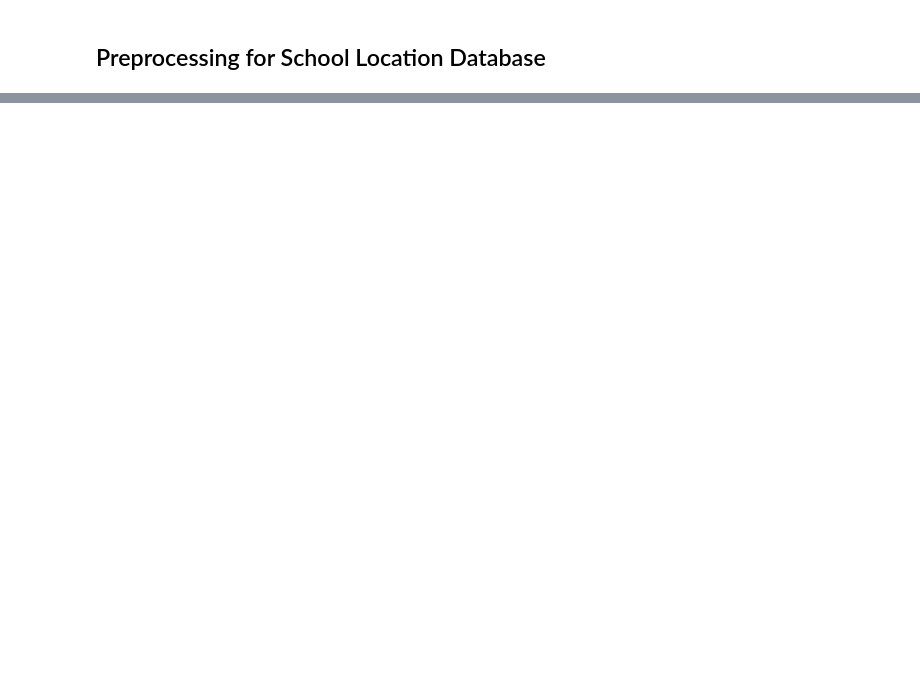
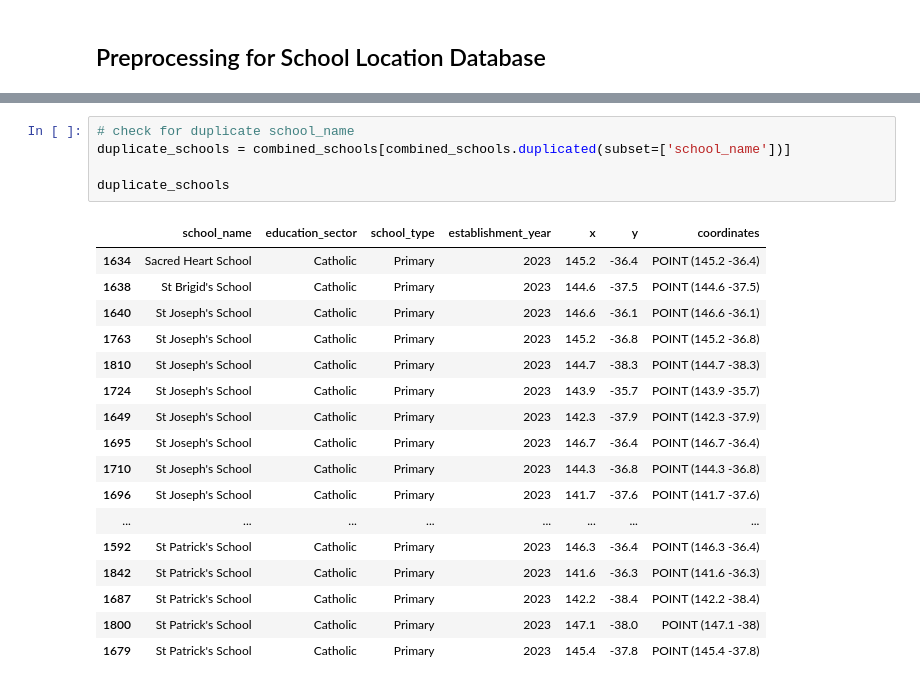
Before and after one commit to jackshee/real-estate-industry-project-public-version, a Jupyter notebook: notebooks/preprocess_schools.ipynb, the cells around one changed output, grey strips where cells are left out. Drawn from its saved outputs; the diff is of its cells as text; blank space fills up the shorter version.

```diff
--- a/notebooks/preprocess_schools.ipynb
+++ b/notebooks/preprocess_schools.ipynb
@@ -147,0 +276,23 @@ print(missing_values[missing_values > 0])
+# %%
+# check for duplicate school_name
+duplicate_schools = combined_schools[combined_schools.duplicated(subset=['school_name'])]
+
+duplicate_schools
+# %% [output]
+|  | school_name | education_sector | school_type | establishment_year | x | y | coordinates |
+| 1634 | Sacred Heart School | Catholic | Primary | 2023 | 145.2 | -36.4 | POINT (145.2 -36.4) |
+| 1638 | St Brigid's School | Catholic | Primary | 2023 | 144.6 | -37.5 | POINT (144.6 -37.5) |
+| 1640 | St Joseph's School | Catholic | Primary | 2023 | 146.6 | -36.1 | POINT (146.6 -36.1) |
+| 1763 | St Joseph's School | Catholic | Primary | 2023 | 145.2 | -36.8 | POINT (145.2 -36.8) |
+| 1810 | St Joseph's School | Catholic | Primary | 2023 | 144.7 | -38.3 | POINT (144.7 -38.3) |
+| 1724 | St Joseph's School | Catholic | Primary | 2023 | 143.9 | -35.7 | POINT (143.9 -35.7) |
+| 1649 | St Joseph's School | Catholic | Primary | 2023 | 142.3 | -37.9 | POINT (142.3 -37.9) |
+| 1695 | St Joseph's School | Catholic | Primary | 2023 | 146.7 | -36.4 | POINT (146.7 -36.4) |
+| 1710 | St Joseph's School | Catholic | Primary | 2023 | 144.3 | -36.8 | POINT (144.3 -36.8) |
+| 1696 | St Joseph's School | Catholic | Primary | 2023 | 141.7 | -37.6 | POINT (141.7 -37.6) |
+| ... | ... | ... | ... | ... | ... | ... | ... |
+| 1592 | St Patrick's School | Catholic | Primary | 2023 | 146.3 | -36.4 | POINT (146.3 -36.4) |
+| 1842 | St Patrick's School | Catholic | Primary | 2023 | 141.6 | -36.3 | POINT (141.6 -36.3) |
+| 1687 | St Patrick's School | Catholic | Primary | 2023 | 142.2 | -38.4 | POINT (142.2 -38.4) |
+| 1800 | St Patrick's School | Catholic | Primary | 2023 | 147.1 | -38.0 | POINT (147.1 -38) |
+| 1679 | St Patrick's School | Catholic | Primary | 2023 | 145.4 | -37.8 | POINT (145.4 -37.8) |
```
Also changed, not shown: parts of 24 cells of this notebook, 5 other files.
